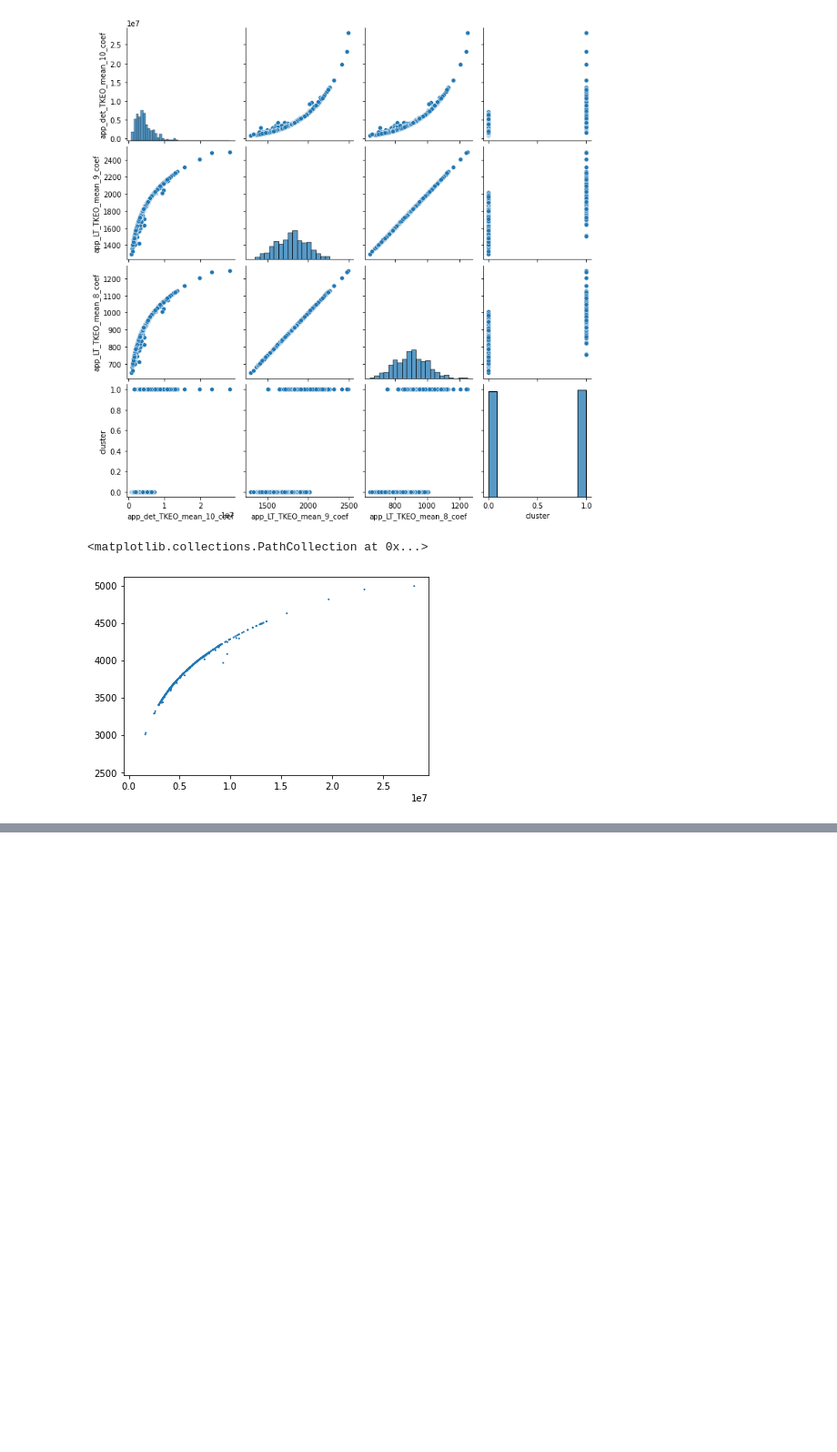
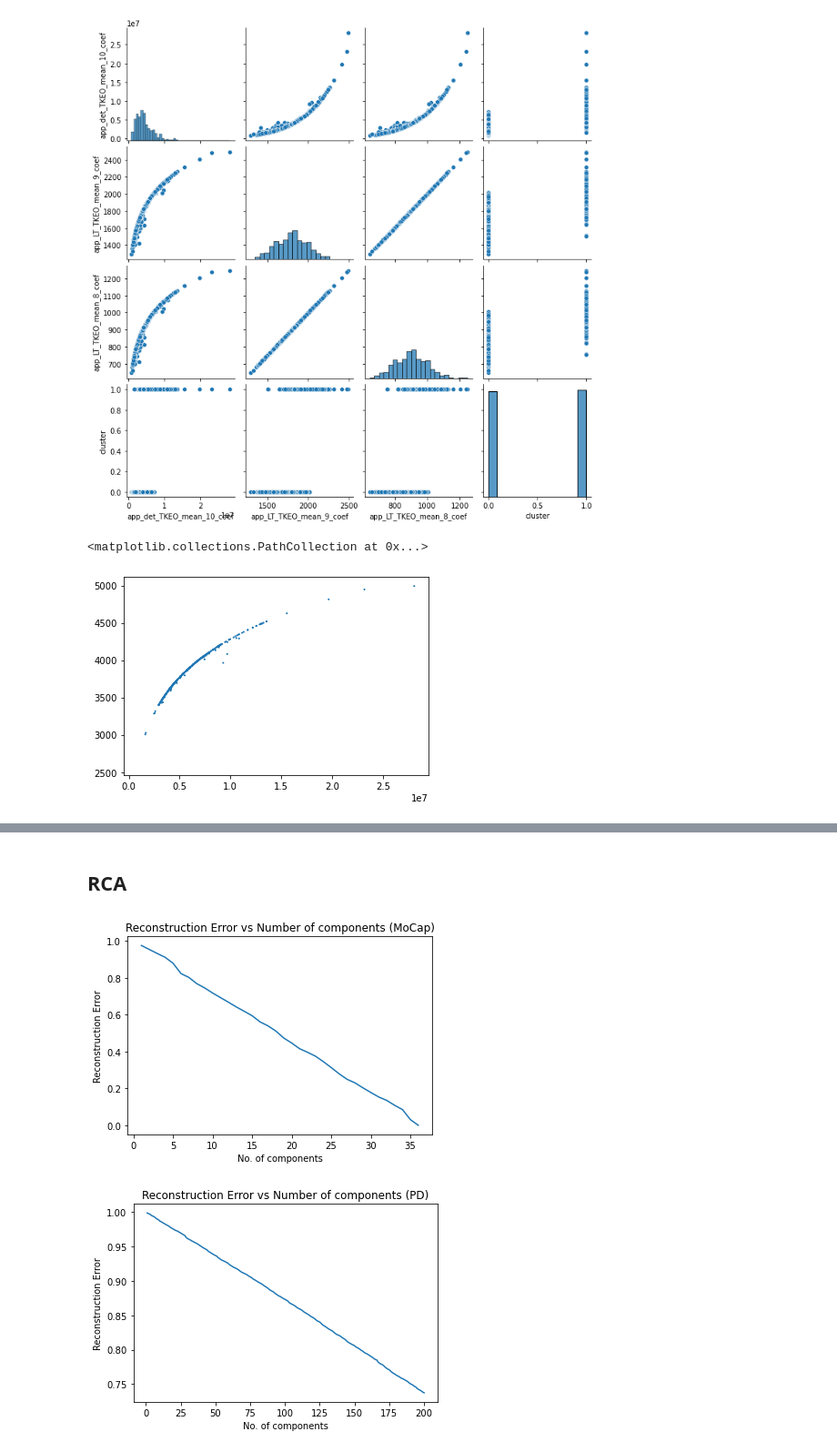
Before and after one commit to aishwaryaprabhat/CS7641-Machine-Learning, a Jupyter notebook: unsupervised-learning/Clustering.ipynb, the cells around one changed output, grey strips where cells are left out. Shown at 91% size. Cells and saved outputs as stored; diff of their text form; code cells hidden in the pictures; blank space fills up the shorter version.

```diff
--- a/unsupervised-learning/Clustering.ipynb
+++ b/unsupervised-learning/Clustering.ipynb
@@ -229,0 +230,2 @@ FastICA did not converge. Consider increasing tolerance or the maximum number of
+# %% [markdown]
+## RCA
@@ -229,0 +236,22 @@ FastICA did not converge. Consider increasing tolerance or the maximum number of
+# %%
+def get_rca(X, limit, title):
+    exp = {}
+    for i in range(1, limit+1):
+        rca = GaussianRandomProjection(n_components=i, random_state=44)
+        x_rca = rca.fit_transform(X)
+
+        reconstructed = np.dot(x_rca, np.linalg.pinv(rca.components_.T))
+        rc_err = mean_squared_error(X, reconstructed)
+        exp[i] = rc_err
+
+    plt.plot(exp.keys(), exp.values())
+    plt.xlabel("No. of components")
+    plt.ylabel("Reconstruction Error")
+    plt.title(title)
+    plt.show()
+# %%
+get_rca(X_mocap, 36, "Reconstruction Error vs Number of components (MoCap)")
+get_rca(X_pd, 200, "Reconstruction Error vs Number of components (PD)")
+# %% [output]
+[figure, added]
+[figure, added]
```
Also changed, not shown: parts of 17 cells of this notebook.
